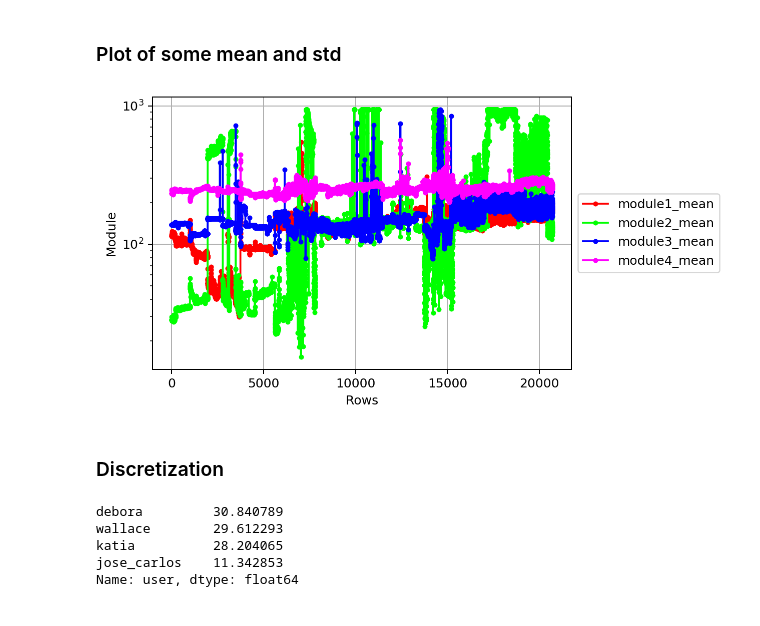
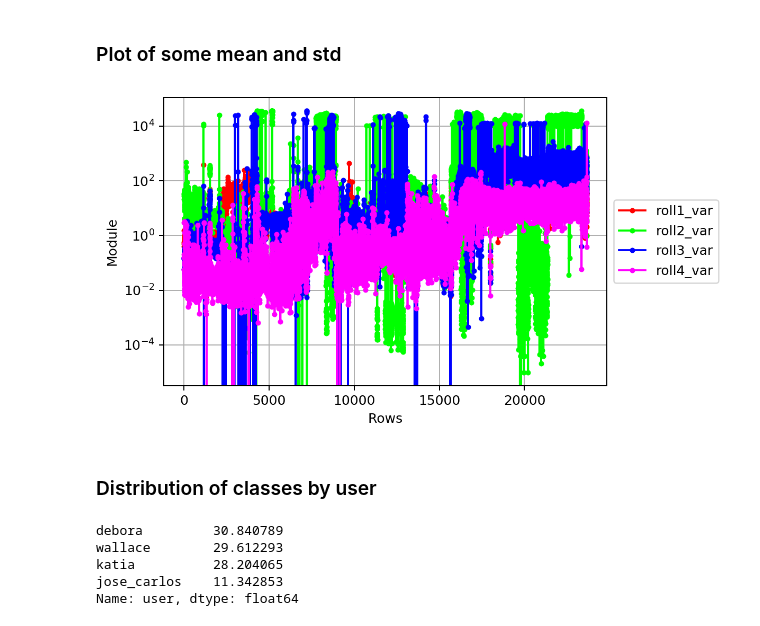
Before and after one commit to MarcoFagioli/project_AAL, a Jupyter notebook: data/data_manipulation.ipynb, the cells around one changed output. Drawn from its saved outputs; the diff is of its cells as text; code cells hidden in the pictures.

Commit message:
Working on variance, mean and standard deviation

```diff
--- a/data/data_manipulation.ipynb
+++ b/data/data_manipulation.ipynb
@@ -2,7 +2,8 @@
 import pandas as pd
 import numpy as np
 import matplotlib.pyplot as plt
-plt.rcParams['figure.dpi'] = 180
+import time
+plt.rcParams['figure.dpi'] = 90
 # %%
 df = pd.read_csv('original_dataset.csv', sep = ';')
 # %% [markdown]
@@ -115,27 +241,27 @@ avg_df = pd.read_csv('measure_dataset.csv', sep = ';')
 # %% [markdown]
 ### Plot of some mean and std
 # %%
-fields = ['module1_mean', 'module2_mean', 'module3_mean', 'module4_mean']
+fields = ['roll1_var', 'roll2_var', 'roll3_var', 'roll4_var']
 colors = ['#ff0000', '#00ff00', '#0000ff', '#ff00ff']
 legend = []
 labels = []
 
 for k, field in enumerate(fields):
     legend.append(plt.plot(list(range(avg_df.shape[0])), list(avg_df[field]), \
                            linestyle = '-', marker = '.', color = colors[k])[0])
     labels.append(field)
 
 
 plt.grid(True)
 plt.yscale("log")
 plt.legend(legend, labels, loc='center left', bbox_to_anchor=(1, 0.5))
 plt.ylabel("Module")
 plt.xlabel("Rows")
 plt.show()
 # %% [output]
-[figure, old version]
+[figure, new version]
-# %% [markdown]
-### Discretization
+# %% [markdown]
+### Distribution of classes by user
 # %%
 n_instance = df.loc[df['class'] == 'sitting'].shape[0]
 df.loc[df['class'] == 'sitting']['user'].value_counts()/n_instance*100
```
Also changed, not shown: parts of 20 cells of this notebook, 1 other file.
